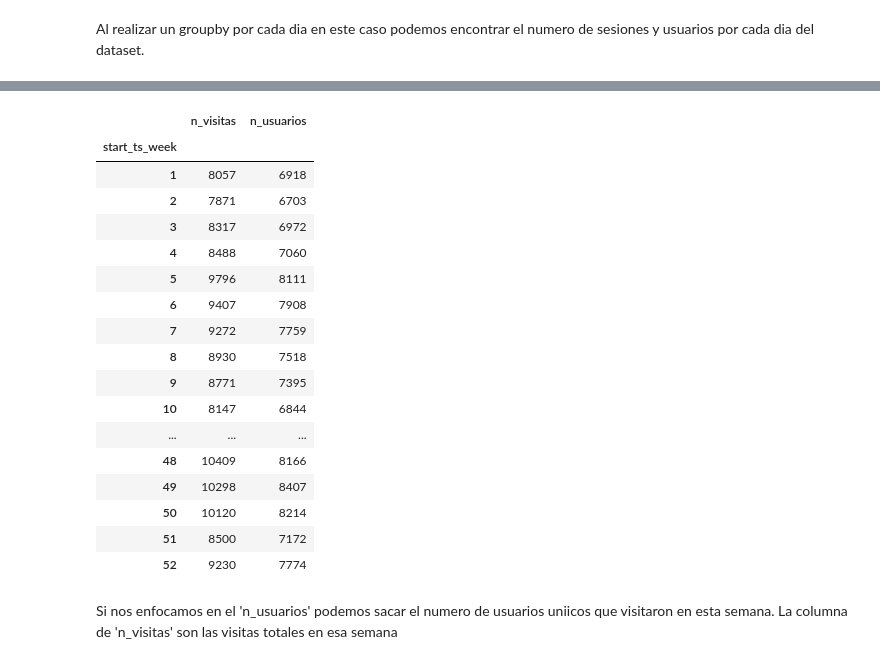
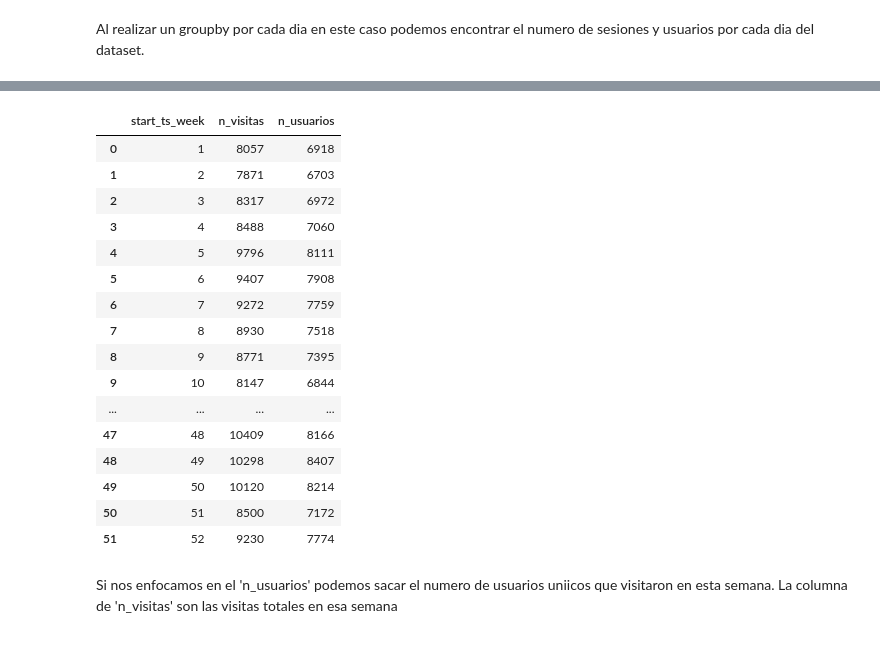
Before and after one commit to elias-135/pset-4, a Jupyter notebook: notebooks/PSet4_Showz_Marketing.ipynb, the cells around one changed output, grey strips where cells are left out. Saved outputs shown, nothing was run; the diff lists cells and outputs as text; code cells hidden in the pictures.

```diff
--- a/notebooks/PSet4_Showz_Marketing.ipynb
+++ b/notebooks/PSet4_Showz_Marketing.ipynb
@@ -236,26 +222,26 @@ visits
 # %%
-visitsPerMonth=visits.groupby('start_ts_week').agg({'uid':['count','nunique']})
-visitsPerMonth.columns=['n_visitas','n_usuarios']
-visitsPerMonth
+visitsPerWeek=visits.groupby('start_ts_week').agg({'uid':['count','nunique']})
+visitsPerWeek.columns=['n_visitas','n_usuarios']
+visitsPerWeek=visitsPerWeek.reset_index()
+visitsPerWeek
 # %% [output]
-|  | n_visitas | n_usuarios |
-| start_ts_week |  |  |
-| 1 | 8057 | 6918 |
-| 2 | 7871 | 6703 |
-| 3 | 8317 | 6972 |
-| 4 | 8488 | 7060 |
-| 5 | 9796 | 8111 |
-| 6 | 9407 | 7908 |
-| 7 | 9272 | 7759 |
-| 8 | 8930 | 7518 |
-| 9 | 8771 | 7395 |
-| 10 | 8147 | 6844 |
-| ... | ... | ... |
-| 48 | 10409 | 8166 |
-| 49 | 10298 | 8407 |
-| 50 | 10120 | 8214 |
-| 51 | 8500 | 7172 |
-| 52 | 9230 | 7774 |
+|  | start_ts_week | n_visitas | n_usuarios |
+| 0 | 1 | 8057 | 6918 |
+| 1 | 2 | 7871 | 6703 |
+| 2 | 3 | 8317 | 6972 |
+| 3 | 4 | 8488 | 7060 |
+| 4 | 5 | 9796 | 8111 |
+| 5 | 6 | 9407 | 7908 |
+| 6 | 7 | 9272 | 7759 |
+| 7 | 8 | 8930 | 7518 |
+| 8 | 9 | 8771 | 7395 |
+| 9 | 10 | 8147 | 6844 |
+| ... | ... | ... | ... |
+| 47 | 48 | 10409 | 8166 |
+| 48 | 49 | 10298 | 8407 |
+| 49 | 50 | 10120 | 8214 |
+| 50 | 51 | 8500 | 7172 |
+| 51 | 52 | 9230 | 7774 |
 # %% [markdown]
 Si nos enfocamos en el 'n_usuarios' podemos sacar el numero de usuarios uniicos que visitaron en esta semana. La columna de 'n_visitas' son las visitas totales en esa semana
 # %% [markdown]
```
Also changed, not shown: parts of 74 cells of this notebook, 1 other file.
